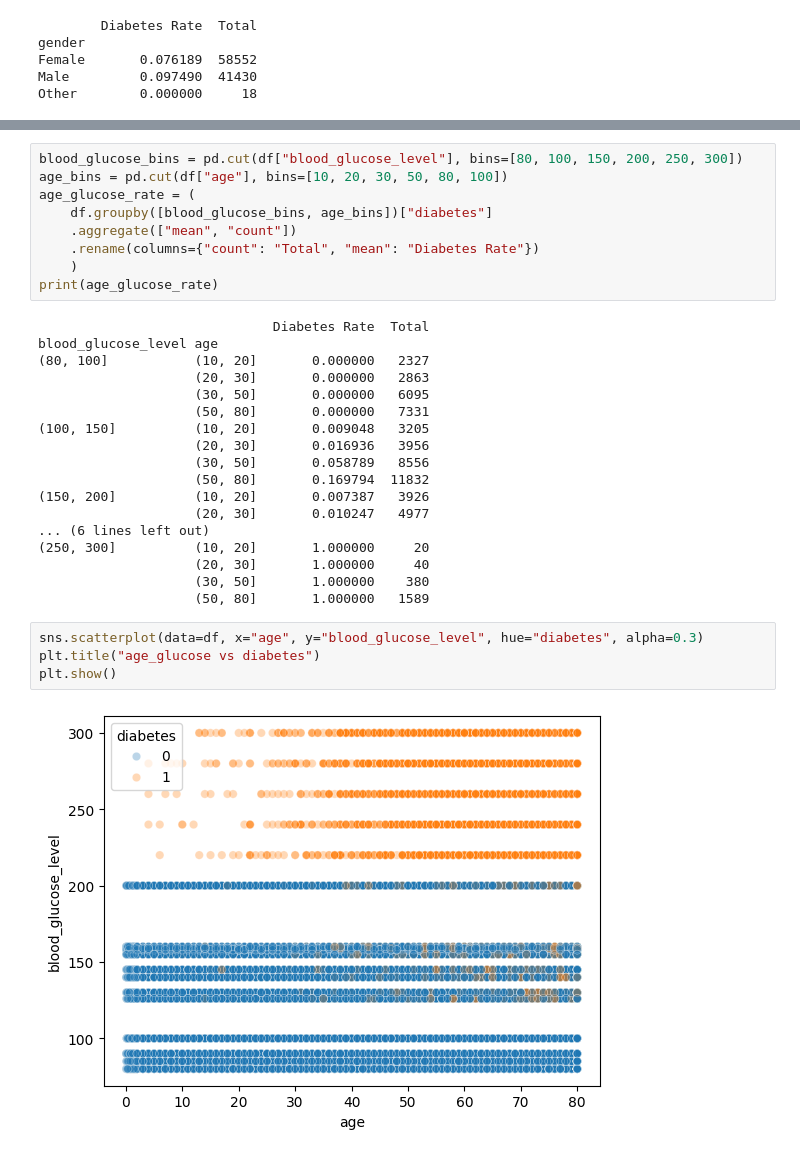
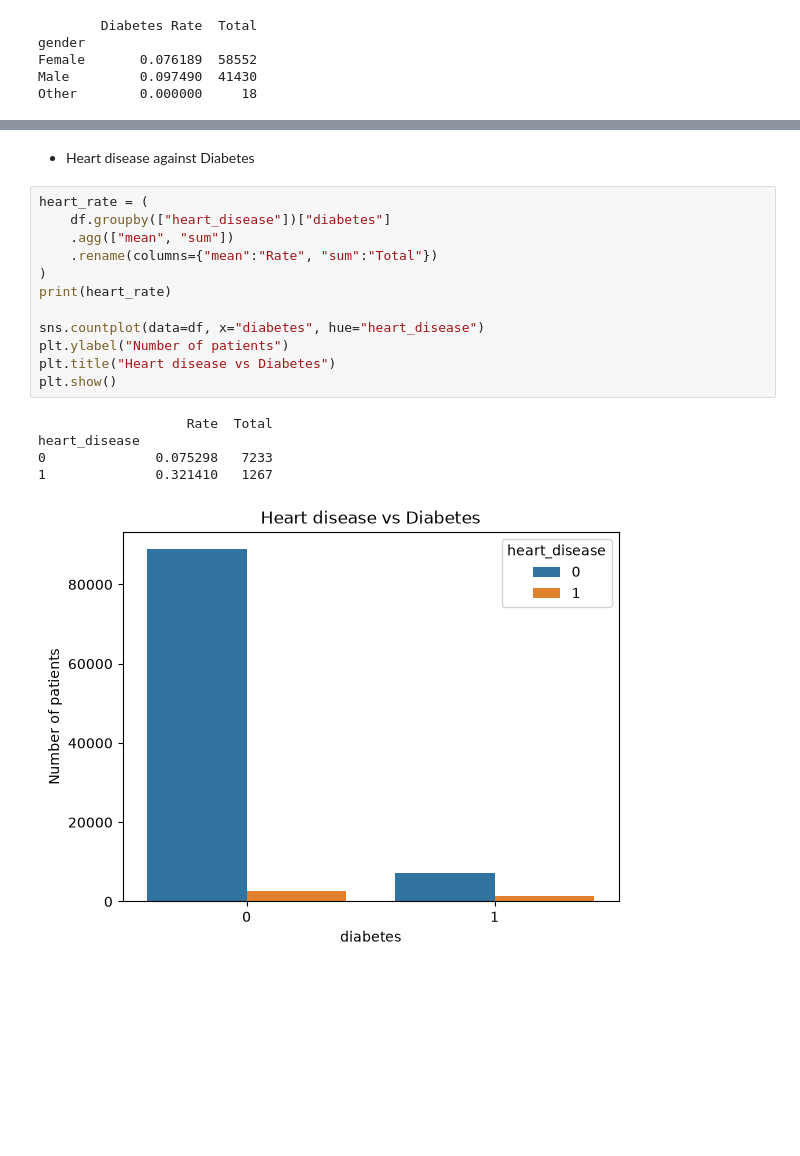
Before and after one commit to divneyrop/data-portfolio, a Jupyter notebook: notebooks/diabetes/eda.ipynb, the cells around one changed output, grey strips where cells are left out. Cells and saved outputs as stored; diff of their text form; blank space fills up the shorter version.

```diff
--- a/notebooks/diabetes/eda.ipynb
+++ b/notebooks/diabetes/eda.ipynb
@@ -268,33 +241,20 @@ bmi       gender
-# %%
-blood_glucose_bins = pd.cut(df["blood_glucose_level"], bins=[80, 100, 150, 200, 250, 300])
-age_bins = pd.cut(df["age"], bins=[10, 20, 30, 50, 80, 100])
-age_glucose_rate = (
-    df.groupby([blood_glucose_bins, age_bins])["diabetes"]
-    .aggregate(["mean", "count"])
-    .rename(columns={"count": "Total", "mean": "Diabetes Rate"})
-    )
-print(age_glucose_rate)
-# %% [output]
-                              Diabetes Rate  Total
-blood_glucose_level age
-(80, 100]           (10, 20]       0.000000   2327
-                    (20, 30]       0.000000   2863
-                    (30, 50]       0.000000   6095
-                    (50, 80]       0.000000   7331
-(100, 150]          (10, 20]       0.009048   3205
-                    (20, 30]       0.016936   3956
-                    (30, 50]       0.058789   8556
-                    (50, 80]       0.169794  11832
-(150, 200]          (10, 20]       0.007387   3926
-                    (20, 30]       0.010247   4977
-... (6 lines left out)
-(250, 300]          (10, 20]       1.000000     20
-                    (20, 30]       1.000000     40
-                    (30, 50]       1.000000    380
-                    (50, 80]       1.000000   1589
-# %%
-sns.scatterplot(data=df, x="age", y="blood_glucose_level", hue="diabetes", alpha=0.3)
-plt.title("age_glucose vs diabetes")
-plt.show()
-# %% [output]
-[figure, removed]
+# %% [markdown]
+* Heart disease against Diabetes
+# %%
+heart_rate = (
+    df.groupby(["heart_disease"])["diabetes"]
+    .agg(["mean", "sum"])
+    .rename(columns={"mean":"Rate", "sum":"Total"})
+)
+print(heart_rate)
+
+sns.countplot(data=df, x="diabetes", hue="heart_disease")
+plt.ylabel("Number of patients")
+plt.title("Heart disease vs Diabetes")
+plt.show()
+# %% [output]
+                   Rate  Total
+heart_disease
+0              0.075298   7233
+1              0.321410   1267
+[figure, added]
```
Also changed, not shown: parts of 28 cells of this notebook.
